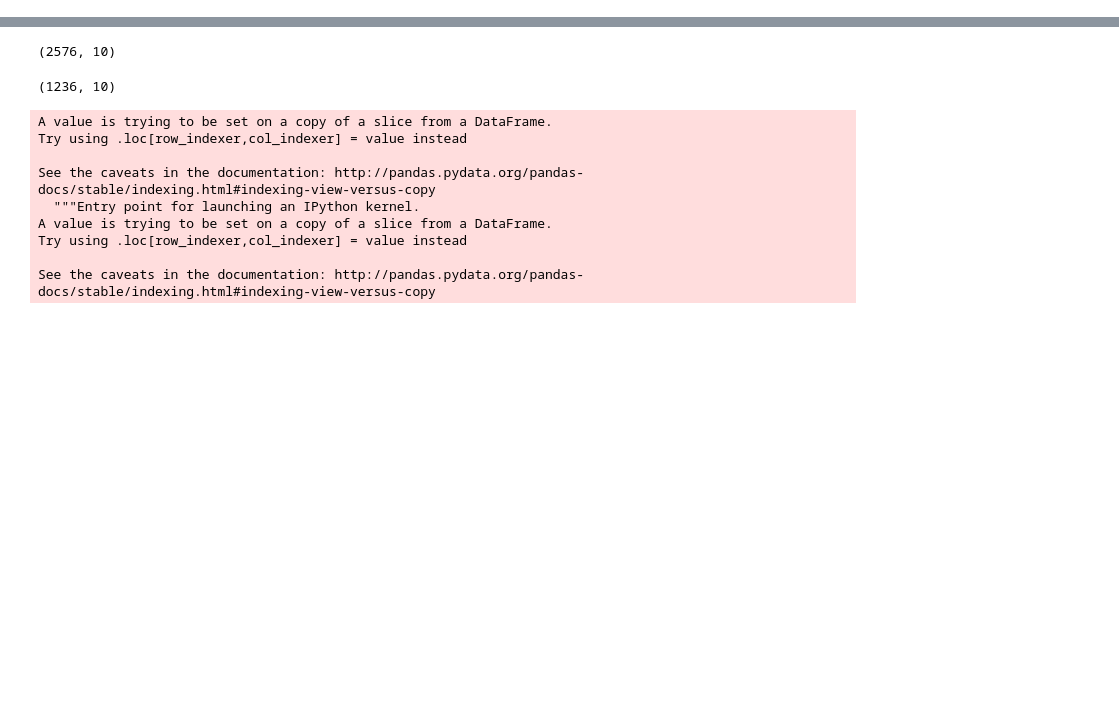
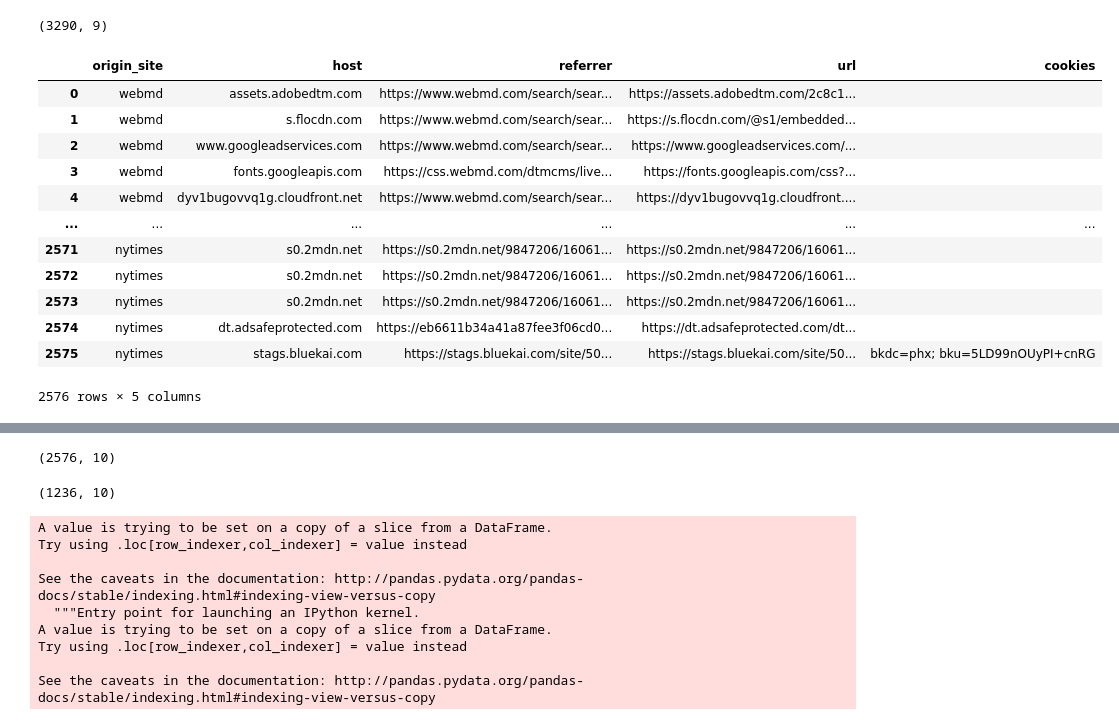
Before and after one commit to Sprinkle612/Cornell-Tech-Spec-Privacy-Fall2020, a Jupyter notebook: cookie-syncing.ipynb, the cells around one changed output, grey strips where cells are left out. Drawn from its saved outputs; the diff is of its cells as text; code cells hidden in the pictures; blank space fills up the shorter version.

```diff
--- a/cookie-syncing.ipynb
+++ b/cookie-syncing.ipynb
@@ -12,9 +46,14 @@ file_name = "nyt-t1"
 sql_file = data_path + file_name + '.sqlite'
 # %%
 query = """SELECT sv.site_url, sv.visit_id,
-        hr.headers, hr.referrer, hr.url, hr.top_level_url
+        hr.headers, hr.referrer, hr.url
         FROM http_requests as hr LEFT JOIN site_visits as sv
         ON sv.visit_id = hr.visit_id
         """
+# query = """SELECT sv.site_url, sv.visit_id,
+#         hr.headers, hr.referrer, hr.url, hr.top_level_url
+#         FROM http_requests as hr LEFT JOIN site_visits as sv
+#         ON sv.visit_id = hr.visit_id
+#         """
 # %%
 conn = sqlite3.connect(sql_file)
@@ -63,3 +66,25 @@ http_requests_third_party = http_requests[http_requests.is_third_party == True]
+# %%
+http_requests.shape
+# %% [output]
+(3290, 9)
+# %%
+data = http_requests[http_requests.is_third_party == True][["origin_site", "host", "referrer", "url", "cookies"]].reset_index(drop = True)
+# %%
+data
+# %% [output]
+|  | origin_site | host | referrer | url | cookies |
+| 0 | webmd | assets.adobedtm.com | https://www.webmd.com/search/sear... | https://assets.adobedtm.com/2c8c1... |  |
+| 1 | webmd | s.flocdn.com | https://www.webmd.com/search/sear... | https://s.flocdn.com/@s1/embedded... |  |
+| 2 | webmd | www.googleadservices.com | https://www.webmd.com/search/sear... | https://www.googleadservices.com/... |  |
+| 3 | webmd | fonts.googleapis.com | https://css.webmd.com/dtmcms/live... | https://fonts.googleapis.com/css?... |  |
+| 4 | webmd | dyv1bugovvq1g.cloudfront.net | https://www.webmd.com/search/sear... | https://dyv1bugovvq1g.cloudfront.... |  |
+| ... | ... | ... | ... | ... | ... |
+| 2571 | nytimes | s0.2mdn.net | https://s0.2mdn.net/9847206/16061... | https://s0.2mdn.net/9847206/16061... |  |
+| 2572 | nytimes | s0.2mdn.net | https://s0.2mdn.net/9847206/16061... | https://s0.2mdn.net/9847206/16061... |  |
+| 2573 | nytimes | s0.2mdn.net | https://s0.2mdn.net/9847206/16061... | https://s0.2mdn.net/9847206/16061... |  |
+| 2574 | nytimes | dt.adsafeprotected.com | https://eb6611b34a41a87fee3f06cd0... | https://dt.adsafeprotected.com/dt... |  |
+| 2575 | nytimes | stags.bluekai.com | https://stags.bluekai.com/site/50... | https://stags.bluekai.com/site/50... | bkdc=phx; bku=5LD99nOUyPI+cnRG |
+2576 rows × 5 columns
 # %%
 query2 = """SELECT sv.site_url, sv.visit_id,
         jsc.host, jsc.name, jsc.value
```
Also changed, not shown: parts of 7 cells of this notebook, 1 other file.
